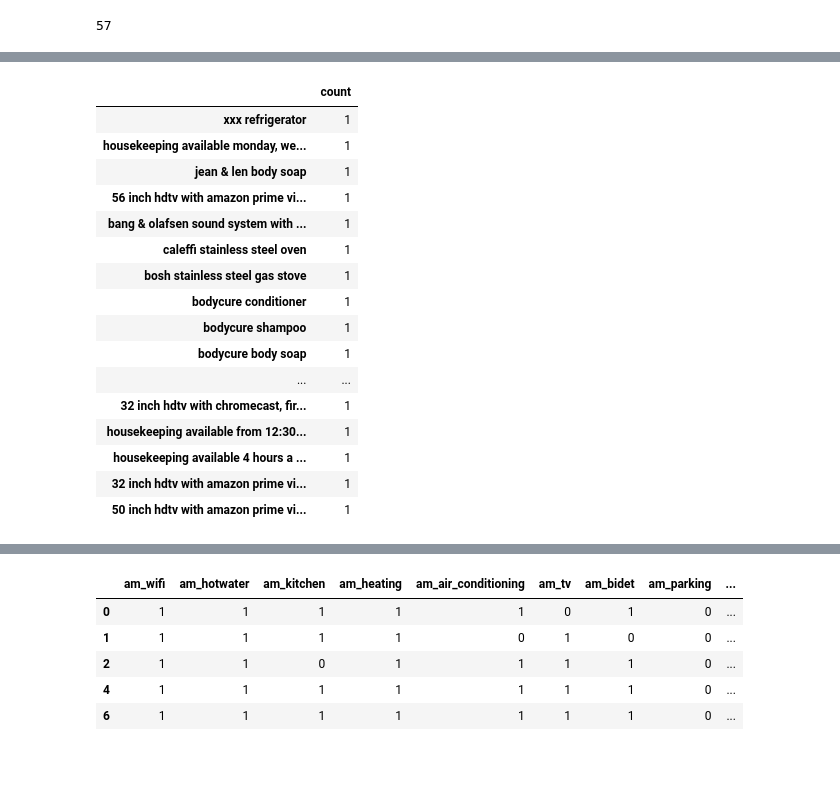
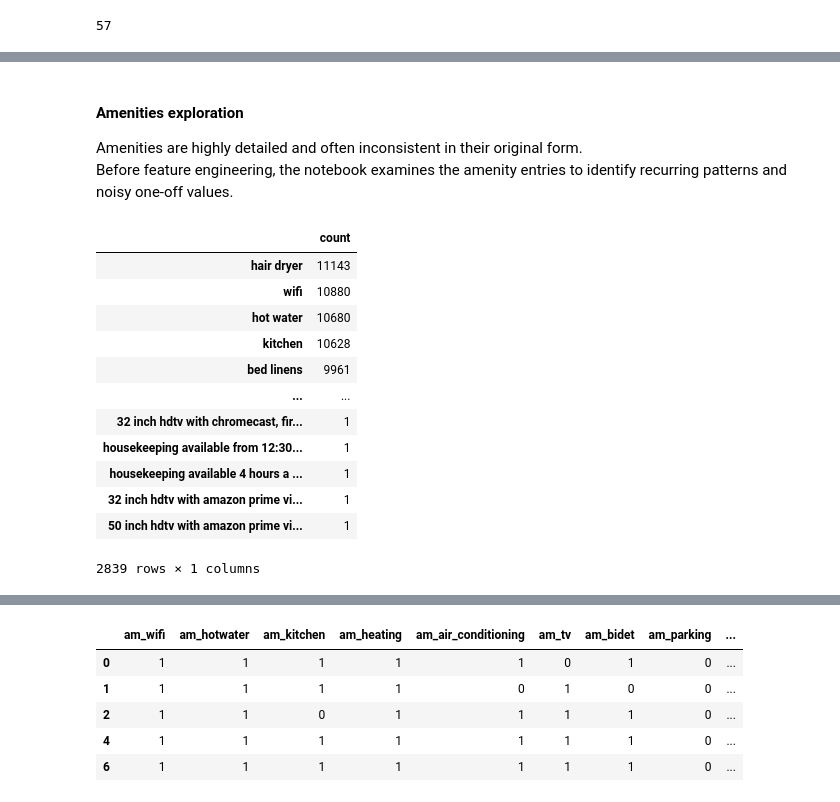
Before and after one commit to emilyglomb/AirBnB-price-predictor, a Jupyter notebook: cleaning.ipynb, the cells around one changed output, grey strips where cells are left out. Saved outputs shown, nothing was run; the diff lists cells and outputs as text; code cells hidden in the pictures; blank space fills up the shorter version.

```diff
--- a/cleaning.ipynb
+++ b/cleaning.ipynb
@@ -512,32 +634,33 @@ def parse_amenities(x):
     return [a.strip().lower() for a in vals]
 
 listings['amenities_list'] = listings['amenities'].apply(parse_amenities)
+# %% [markdown]
+#### Amenities exploration
+
+Amenities are highly detailed and often inconsistent in their original form.
+Before feature engineering, the notebook examines the amenity entries to identify recurring patterns and noisy one-off values.
 # %%
 cnt = Counter()
 for ams in listings['amenities_list']:
     cnt.update(ams)
 
 amenities_freq = (
     pd.DataFrame.from_dict(cnt, orient='index', columns=['count'])
     .sort_values('count', ascending=False)
 )
 
-amenities_freq.tail(30)
+amenities_freq
 # %% [output]
 |  | count |
-| xxx refrigerator | 1 |
-| housekeeping available monday, we... | 1 |
-| jean & len body soap | 1 |
-| 56 inch hdtv with amazon prime vi... | 1 |
-| bang & olafsen sound system with ... | 1 |
-| caleffi stainless steel oven | 1 |
-| bosh stainless steel gas stove | 1 |
-| bodycure conditioner | 1 |
-| bodycure shampoo | 1 |
-| bodycure body soap | 1 |
+| hair dryer | 11143 |
+| wifi | 10880 |
+| hot water | 10680 |
+| kitchen | 10628 |
+| bed linens | 9961 |
 | ... | ... |
 | 32 inch hdtv with chromecast, fir... | 1 |
 | housekeeping available from 12:30... | 1 |
 | housekeeping available 4 hours a ... | 1 |
 | 32 inch hdtv with amazon prime vi... | 1 |
 | 50 inch hdtv with amazon prime vi... | 1 |
+2839 rows × 1 columns
```
Also changed, not shown: parts of 56 cells of this notebook.
